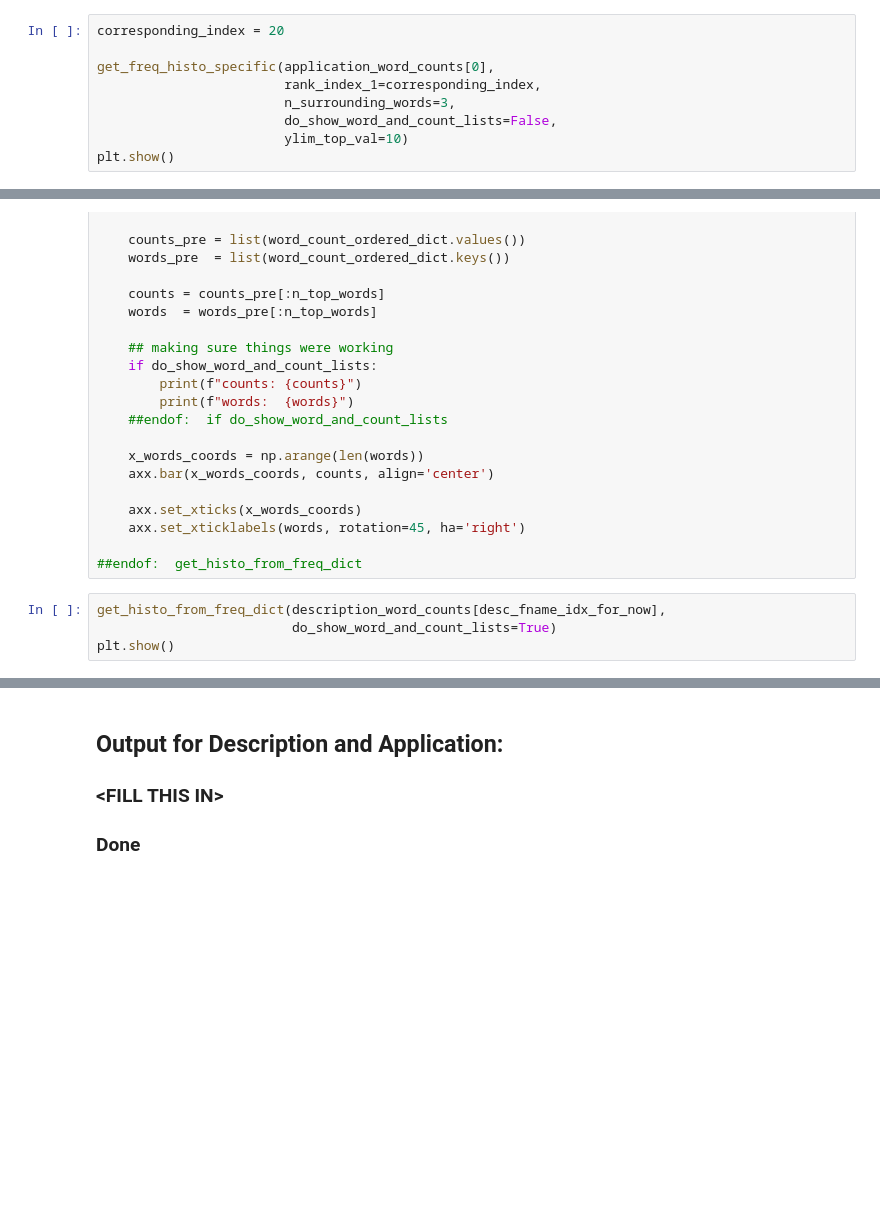
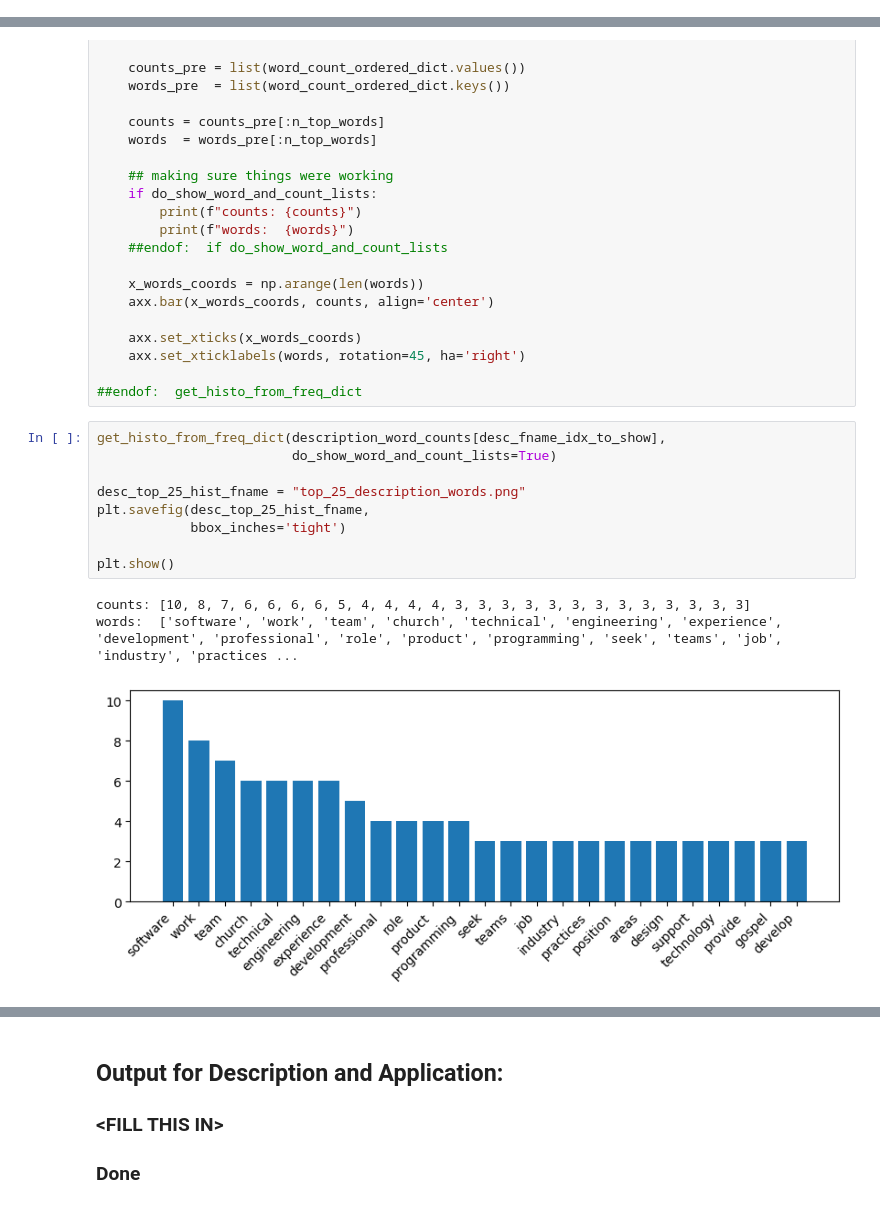
Before and after one commit to bballdave025/job-app-word-freq, a Jupyter notebook: A_02nd_NLPPresentationJobHunt_DemoWordFreq.ipynb, the cells around one changed output, grey strips where cells are left out. Drawn from its saved outputs; the diff is of its cells as text; blank space fills up the shorter version.

```diff
--- a/A_02nd_NLPPresentationJobHunt_DemoWordFreq.ipynb
+++ b/A_02nd_NLPPresentationJobHunt_DemoWordFreq.ipynb
@@ -1453,9 +1640,0 @@ word_indexes
-# %%
-corresponding_index = 20
-
-get_freq_histo_specific(application_word_counts[0],
-                        rank_index_1=corresponding_index,
-                        n_surrounding_words=3,
-                        do_show_word_and_count_lists=False,
-                        ylim_top_val=10)
-plt.show()
@@ -1506,9 +1865,18 @@ def get_histo_from_freq_dict(word_count_ordered_dict,
 
 ##endof:  get_histo_from_freq_dict
 # %%
-get_histo_from_freq_dict(description_word_counts[desc_fname_idx_for_now],
+get_histo_from_freq_dict(description_word_counts[desc_fname_idx_to_show],
                          do_show_word_and_count_lists=True)
+
+desc_top_25_hist_fname = "top_25_description_words.png"
+plt.savefig(desc_top_25_hist_fname,
+            bbox_inches='tight')
+
 plt.show()
+# %% [output]
+counts: [10, 8, 7, 6, 6, 6, 6, 5, 4, 4, 4, 4, 3, 3, 3, 3, 3, 3, 3, 3, 3, 3, 3, 3, 3]
+words:  ['software', 'work', 'team', 'church', 'technical', 'engineering', 'experience', 'development', 'professional', 'role', 'product', 'programming', 'seek', 'teams', 'job', 'industry', 'practices ...
+[figure, added]
 # %%
 get_histo_from_freq_dict(application_word_counts[0],
                          do_show_word_and_count_lists=True)
```
Also changed, not shown: parts of 49 cells of this notebook, 8 other files.
